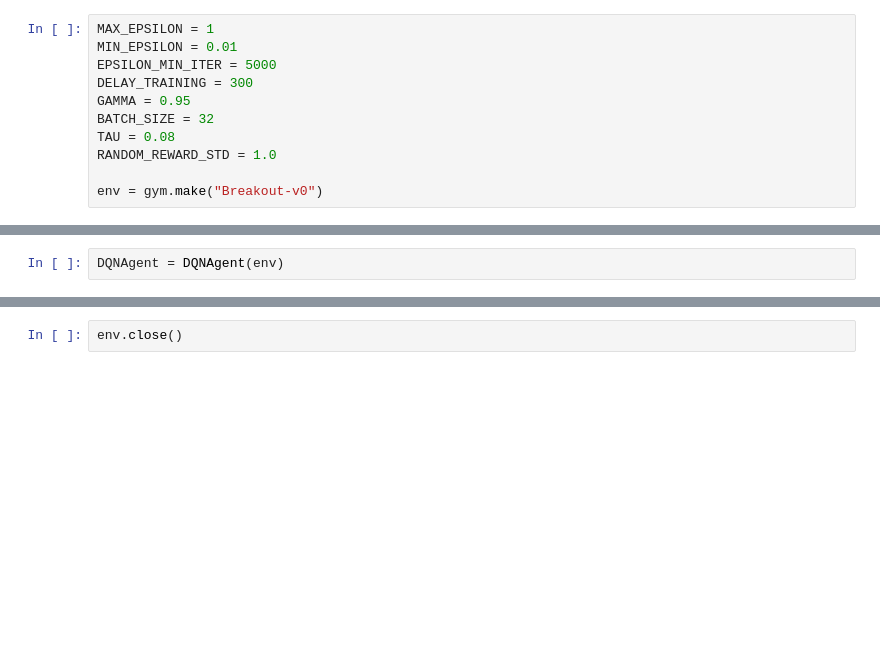
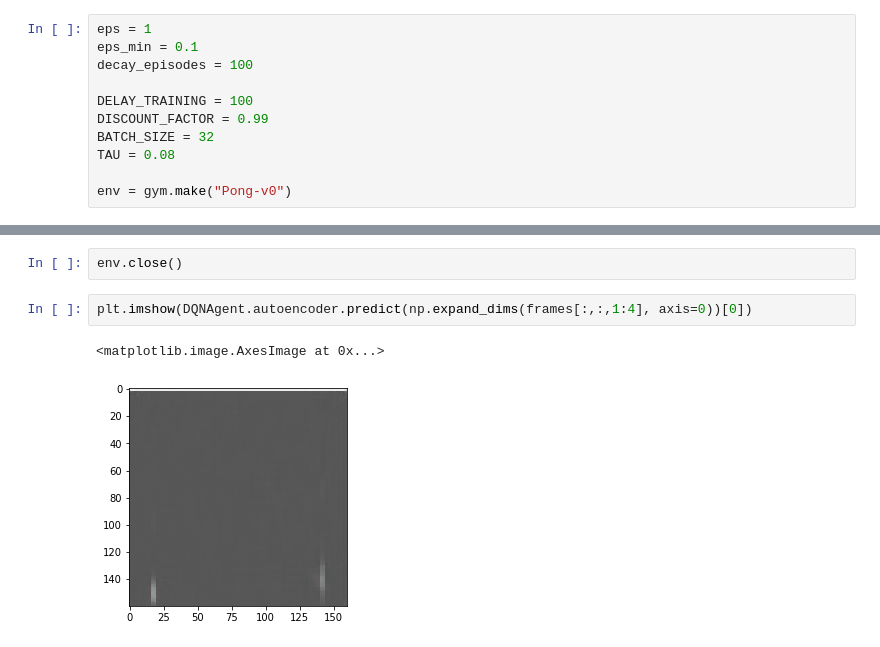
Before and after one commit to kipgparker/Reinforcement, a Jupyter notebook: working.ipynb, the cells around one changed output, grey strips where cells are left out. Saved outputs shown, nothing was run; the diff lists cells and outputs as text; blank space fills up the shorter version.

```diff
--- a/working.ipynb
+++ b/working.ipynb
@@ -20,13 +21,13 @@ from models import agent, encoder, decoder
 # %%
-MAX_EPSILON = 1
-MIN_EPSILON = 0.01
-EPSILON_MIN_ITER = 5000
-DELAY_TRAINING = 300
-GAMMA = 0.95
+eps = 1
+eps_min = 0.1
+decay_episodes = 100
+
+DELAY_TRAINING = 100
+DISCOUNT_FACTOR = 0.99
 BATCH_SIZE = 32
 TAU = 0.08
-RANDOM_REWARD_STD = 1.0
 
-env = gym.make("Breakout-v0")
+env = gym.make("Pong-v0")
 # %%
 class DQNAgent:
@@ -97,3 +127 @@ class DQNAgent:
-# %%
-DQNAgent = DQNAgent(env)
 # %%
@@ -168,2 +211,7 @@ KeyboardInterrupt:
 # %%
 env.close()
+# %%
+plt.imshow(DQNAgent.autoencoder.predict(np.expand_dims(frames[:,:,1:4], axis=0))[0])
+# %% [output]
+<matplotlib.image.AxesImage at 0x...>
+[figure, added]
```
Also changed, not shown: parts of 7 cells of this notebook, 6 other files.
